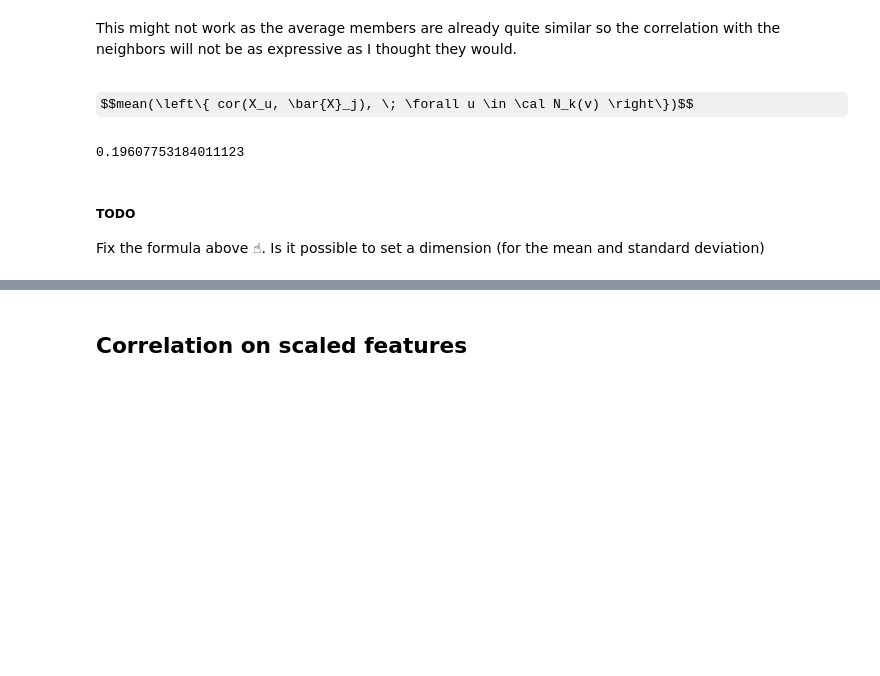
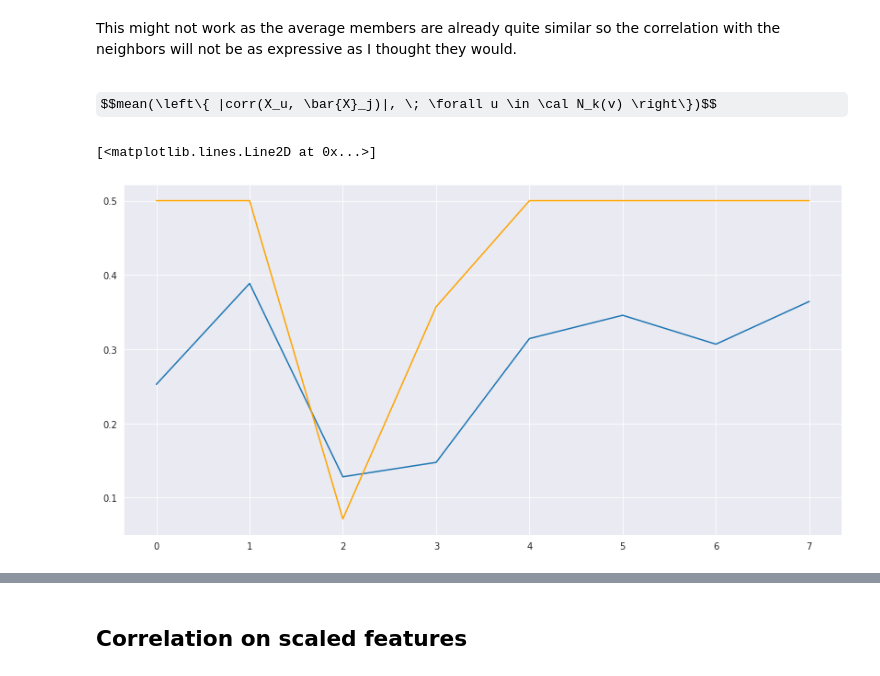
Before and after one commit to achrafash/gnn-receptive-fields, a Jupyter notebook: 00_cora_analysis.ipynb, the cells around one changed output, grey strips where cells are left out. Cells and saved outputs as stored; diff of their text form; code cells hidden in the pictures; some formulas as TeX source; blank space fills up the shorter version.

```diff
--- a/00_cora_analysis.ipynb
+++ b/00_cora_analysis.ipynb
@@ -44,3 +49,5 @@ from tqdm.notebook import tqdm
 %matplotlib inline
 sns.set_style('darkgrid')
+# %%
+dense_adj = to_dense_adj(G.edge_index).squeeze(0)
 # %% [markdown]
@@ -515,12 +539,18 @@ This might not work as the average members are already quite similar so the corr
 # %% [markdown]
-$$mean(\left\{ cor(X_u, \bar{X}_j), \; \forall u \in \cal N_k(v) \right\})$$
+$$mean(\left\{ |corr(X_u, \bar{X}_j)|, \; \forall u \in \cal N_k(v) \right\})$$
 # %%
-i = 10 # node index
+i = 5 # node index
+k = 2
 
-np.mean(np.corrcoef(
-    x=G.x[ sum(all_adj[:5])[i] == 1 ].numpy(), # features of the (direct) neighbors
+plt.figure(figsize=(14, 7))
+
+plt.plot(np.corrcoef(
+    x=G.x[ sum(all_adj[:k])[i] == 1 ].numpy(), # features of the (direct) neighbors
     y=avg_obs[G.y[i].item()].numpy()
 )[:-1, -1])
+
+plt.plot(.5-np.abs(G.y[sum(all_adj[:k])[i] == 1].numpy() - G.y[i].numpy())/7, c='orange')
 # %% [output]
-0.19607753184011123
+[<matplotlib.lines.Line2D at 0x...>]
+[figure, added]
 # %%
@@ -539,3 +576,0 @@ def graph_correlation(all_adj, k):
-# %% [markdown]
-##### **TODO**
-Fix the formula above ☝. Is it possible to set a dimension (for the mean and standard deviation)
```
Also changed, not shown: parts of 60 cells of this notebook.
